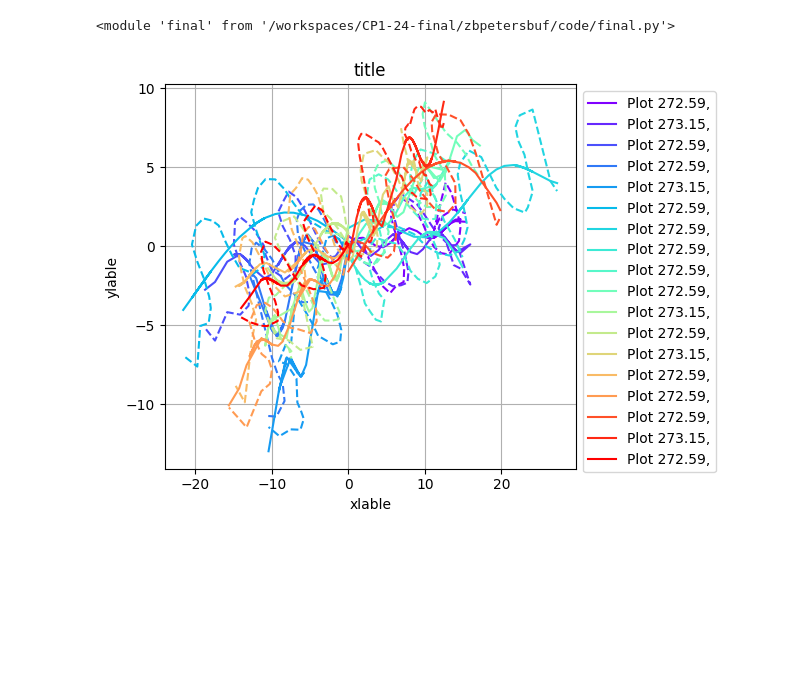
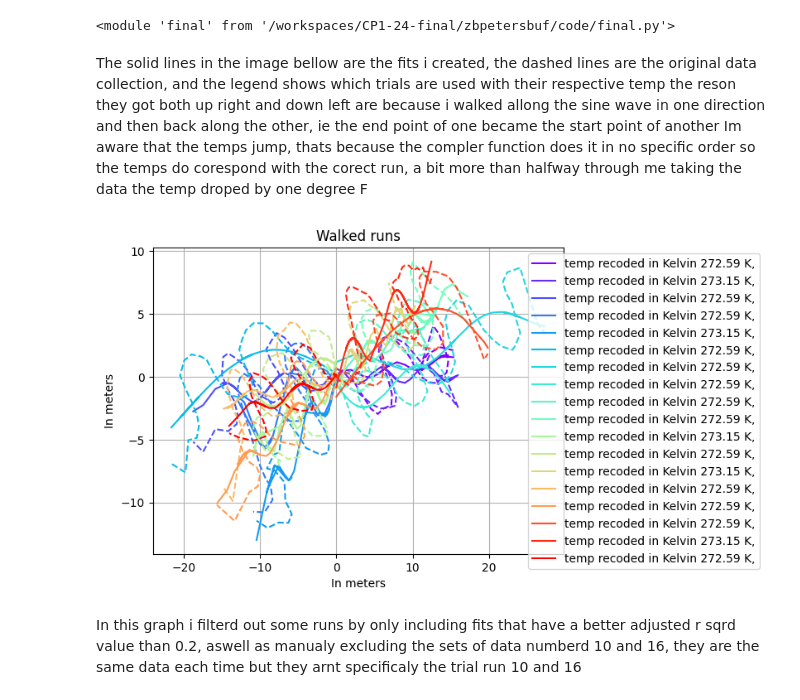
Before and after one commit to zbpetersbuf/CP1-24-final, a Jupyter notebook: zbpetersbuf/documentation/final.ipynb, the cells around one changed output. Drawn from its saved outputs; the diff is of its cells as text; code cells hidden in the pictures; blank space fills up the shorter version.

```diff
--- a/zbpetersbuf/documentation/final.ipynb
+++ b/zbpetersbuf/documentation/final.ipynb
@@ -16,34 +59,38 @@ import final
 importlib.reload(final)
 # %% [output]
 <module 'final' from '/workspaces/CP1-24-final/zbpetersbuf/code/final.py'>
+# %% [markdown]
+The solid lines in the image bellow are the fits i created, the dashed lines are the original data collection, and the legend shows which trials are used with their respective temp
+the reson they got both up right and down left are because i walked allong the sine wave in one direction and then back along the other, ie the end point of one became the start point of another
+Im aware that the temps jump, thats because the compler function does it in no specific order so the temps do corespond with the corect run, a bit more than halfway through me taking the data the temp droped by one degree F
 # %%
 import matplotlib.cm as cm
 
 files = fin.filenamelister('sinewalk', '.csv')
 
 plt.figure()
 cmap = cm.rainbow
 norm = plt.Normalize(vmin=0, vmax=19)
 
 for i in range(20):
     if i not in [10, 16]:
         file = files[i]
         temp = fin.fah_to_kel(fin.find_fah(fin.filenamelister(fin.findmdfromcsv(file))[0]))
         yreal, y, x, adj, _= fin.funfit(file)
         color = cmap(norm(i))
-        plt.plot(x, y, color=color, label=f'Plot {temp},')
+        plt.plot(x, y, color=color, label=f'temp recoded in Kelvin {temp} K,')
         plt.plot(x, yreal, color=color, linestyle='--')
 
+plt.legend(loc='upper left', bbox_to_anchor=(0.9, 1))
+plt.title('Walked runs')
+plt.xlabel('In meters')
+plt.ylabel('In meters')
 
-
-plt.legend(loc='upper left', bbox_to_anchor=(1, 1))
-plt.title('title')
-plt.xlabel('xlable')
-plt.ylabel('ylable')
-plt.tight_layout()
 plt.grid()
 # %% [output]
-[figure, old version]
+[figure, new version]
+# %% [markdown]
+In this graph i filterd out some runs by only including fits that have a better adjusted r sqrd value than 0.2, aswell as manualy excluding the sets of data numberd 10 and 16, they are the same data each time but they arnt specificaly the trial run 10 and 16
 # %%
 plt.figure()
 
```
Also changed, not shown: parts of 6 cells of this notebook, 3 other files.
